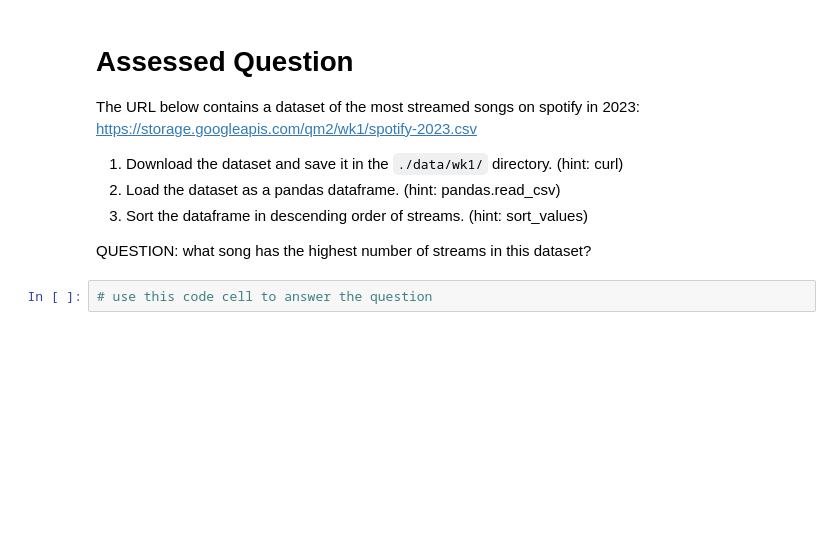
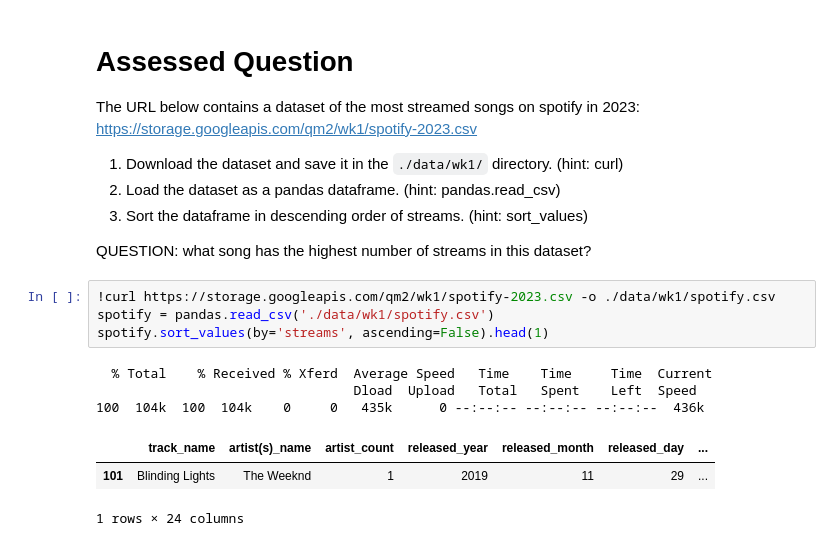
Before and after one commit to vittoriadaveri/QM-2-FINAL, a Jupyter notebook: Copy_of_W1_Python_Recap.ipynb, the cells around one changed output. Saved outputs shown, nothing was run; the diff lists cells and outputs as text; blank space fills up the shorter version.

```diff
--- a/Copy_of_W1_Python_Recap.ipynb
+++ b/Copy_of_W1_Python_Recap.ipynb
@@ -234,5 +237,14 @@ https://storage.googleapis.com/qm2/wk1/spotify-2023.csv
 3. Sort the dataframe in descending order of streams. (hint: sort_values)
 
 QUESTION: what song has the highest number of streams in this dataset?
-# %%
-# use this code cell to answer the question
+# %%
+!curl https://storage.googleapis.com/qm2/wk1/spotify-2023.csv -o ./data/wk1/spotify.csv
+spotify = pandas.read_csv('./data/wk1/spotify.csv')
+spotify.sort_values(by='streams', ascending=False).head(1)
+# %% [output]
+  % Total    % Received % Xferd  Average Speed   Time    Time     Time  Current
+                                 Dload  Upload   Total   Spent    Left  Speed
+100  104k  100  104k    0     0   435k      0 --:--:-- --:--:-- --:--:--  436k
+|  | track_name | artist(s)_name | artist_count | released_year | released_month | released_day | ... |
+| 101 | Blinding Lights | The Weeknd | 1 | 2019 | 11 | 29 | ... |
+1 rows × 24 columns
```
Also changed, not shown: parts of 3 cells of this notebook.
